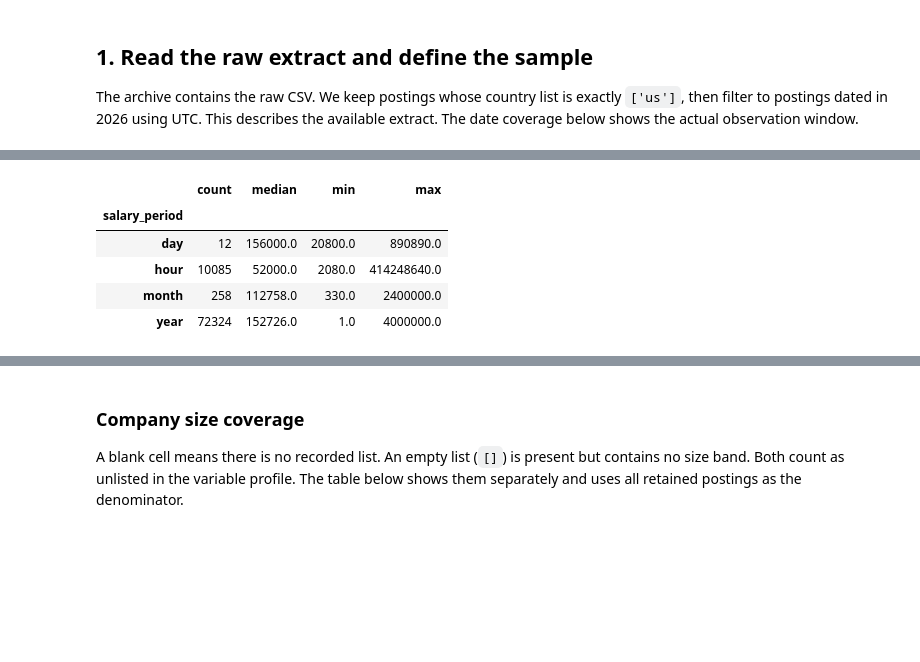
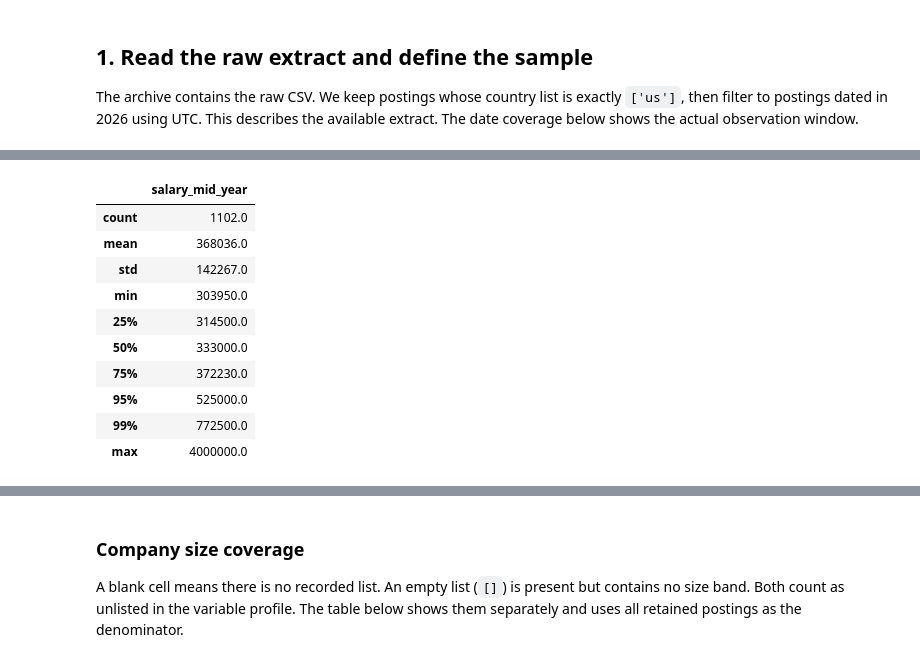
Before and after one commit to wanying-yang/techjob-analysis, a Jupyter notebook: notebooks/Salary_Data_Preprocessing_Annotated.ipynb, the cells around one changed output, grey strips where cells are left out. Cells and saved outputs as stored; diff of their text form; code cells hidden in the pictures; blank space fills up the shorter version.

```diff
--- a/notebooks/Salary_Data_Preprocessing_Annotated.ipynb
+++ b/notebooks/Salary_Data_Preprocessing_Annotated.ipynb
@@ -97,0 +331,19 @@ Salary sample coverage: 26.6% of U.S.-only 2026 postings
+# %%
+assert yearly["salary_period"].eq("year").all() and yearly["salary_currency"].eq("USD").all()
+salary = yearly["salary_mid_year"]
+print(f"Yearly USD postings before tail screening: {len(salary):,}.")
+print(f"Median: ${salary.median():,.0f} | 90th percentile: ${salary.quantile(0.90):,.0f} | "
+      f"99th percentile: ${salary.quantile(0.99):,.0f}.")
+fig, ax = plt.subplots(figsize=(9, 2.8), layout="constrained")
+ax.boxplot(salary, vert=False, widths=0.38, patch_artist=True,
+           boxprops={"facecolor": "#d5eaf0", "edgecolor": "#20768a"},
+           medianprops={"color": "#9a3a22", "linewidth": 2},
+           flierprops={"markersize": 4, "markeredgecolor": "#20768a", "alpha": 0.4})
+ax.set(xscale="log", xlabel="Yearly salary midpoint (USD, log scale)")
+ax.set_yticks([1], [f"Yearly USD (n={len(salary):,})"])
+ax.set_xticks([1, 10, 100, 1_000, 10_000, 100_000, 1_000_000])
+ax.set_xlim(salary.min() * 0.7, salary.max() * 1.5)
+ax.xaxis.set_major_formatter(ticker.FuncFormatter(lambda value, _: f"${value:,.0f}"))
+ax.grid(axis="x", alpha=0.2)
+ax.spines[["top", "right", "left"]].set_visible(False)
+show_figure(fig)
@@ -102,19 +365,31 @@ The raw extract includes values such as a $1 annual salary and a $199,158 rate t
 # %%
-midpoint = annualized["salary_mid_year"]
-extreme_salary = (
-    ~np.isfinite(midpoint)
-    | midpoint.le(1_000)
-    | midpoint.gt(1_000_000)
-)
-salary_review = annualized.loc[extreme_salary, [
-    "public_slug", "title", "url", "salary_min", "salary_max", "salary_period", "salary_mid_year"
-]].copy()
-print(f"Postings held for salary review: {len(salary_review):,}")
-display(salary_review["salary_period"].value_counts().rename("Flagged rows").to_frame())
-display(annualized.groupby("salary_period")["salary_mid_year"].agg(["count", "median", "min", "max"]).round(0))
+midpoint = yearly["salary_mid_year"]
+yearly_q1, yearly_q3 = midpoint.quantile([0.25, 0.75])
+yearly_iqr = yearly_q3 - yearly_q1
+yearly_lower_fence = yearly_q1 - 1.5 * yearly_iqr
+yearly_upper_fence = yearly_q3 + 1.5 * yearly_iqr
+yearly_below_fence = midpoint.lt(yearly_lower_fence)
+upper_tail = midpoint.loc[midpoint.gt(yearly_upper_fence)]
 
-clean = annualized.loc[~extreme_salary].copy()
-row_counts["After salary review exclusions"] = len(clean)
-display(clean.groupby("salary_period")["salary_mid_year"].agg(["count", "median", "min", "max"]).round(0))
-del annualized
+print(f"Yearly USD postings before screening: {len(yearly):,}")
+print(f"Below the lower fence (${yearly_lower_fence:,.0f}): {yearly_below_fence.sum():,}")
+print(f"Above the upper fence (${yearly_upper_fence:,.0f}): {len(upper_tail):,}, before upper-tail trimming")
+
+if not upper_tail.empty:
+    fig, ax = plt.subplots(figsize=(8.8, 4.2), layout="constrained")
+    bins = np.geomspace(yearly_upper_fence, max(upper_tail.max(), yearly_upper_fence * 1.01), 27)
+    ax.hist(upper_tail, bins=bins, color="#20768a", edgecolor="white")
+    ax.axvline(yearly_upper_fence, color="#9a3a22", linestyle="--",
+               label=f"Upper IQR fence ${yearly_upper_fence:,.0f}")
+    ax.set(xscale="log", yscale="log", xlabel="Yearly salary midpoint (USD, log scale)",
+           ylabel="Postings per bin (log scale)")
+    ax.set_xticks([yearly_upper_fence, 500_000, 1_000_000, 2_000_000, upper_tail.max()])
+    ax.xaxis.set_major_formatter(ticker.FuncFormatter(lambda value, _: f"${value / 1_000:,.0f}k"))
+    ax.legend(frameon=False)
+    show_figure(fig)
+    display(upper_tail.describe(percentiles=[0.25, 0.5, 0.75, 0.95, 0.99]).round(0).to_frame())
+
+clean = yearly.loc[~yearly_below_fence].copy()
+row_counts["After lower salary screening"] = len(clean)
+del yearly
 # %% [output]
@@ -127,6 +415,11 @@ Postings held for salary review: 721
-|  | count | median | min | max |
-| salary_period |  |  |  |  |
-| day | 12 | 156000.0 | 20800.0 | 890890.0 |
-| hour | 10085 | 52000.0 | 2080.0 | 414248640.0 |
-| month | 258 | 112758.0 | 330.0 | 2400000.0 |
-| year | 72324 | 152726.0 | 1.0 | 4000000.0 |
+|  | salary_mid_year |
+| count | 1102.0 |
+| mean | 368036.0 |
+| std | 142267.0 |
+| min | 303950.0 |
+| 25% | 314500.0 |
+| 50% | 333000.0 |
+| 75% | 372230.0 |
+| 95% | 525000.0 |
+| 99% | 772500.0 |
+| max | 4000000.0 |
```
Also changed, not shown: parts of 98 cells of this notebook, 3 other files.
